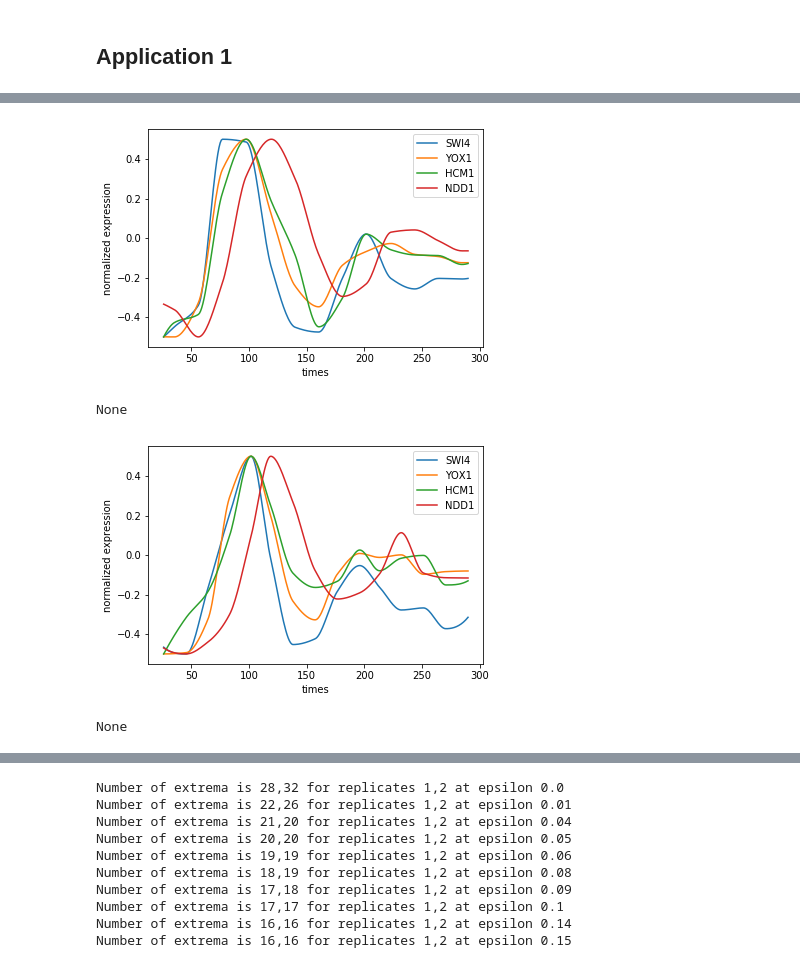
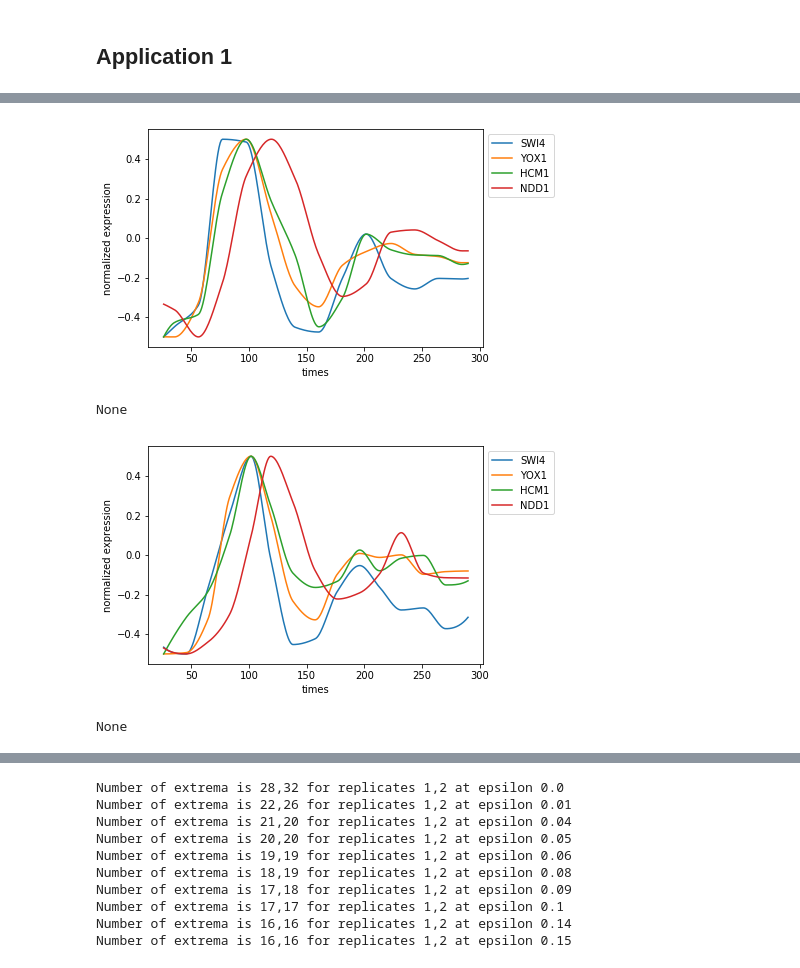
Before and after one commit to breecummins/min_interval_posets, a Jupyter notebook: scripts/Berry_2019_figures_results_Application1.ipynb, the cells around one changed output, grey strips where cells are left out. Cells and saved outputs as stored; diff of their text form; code cells hidden in the pictures.

```diff
--- a/scripts/Berry_2019_figures_results.ipynb
+++ b/scripts/Berry_2019_figures_results_Application1.ipynb
@@ -27,30 +28,31 @@ posets1 = Berry.getposets(wt1_file,"row",epsilons,names=names)
 posets2 = Berry.getposets(wt2_file,"row",epsilons,names=names)
 # %%
 # graph data
-def make_fig(fname,savename,start_time=None,end_time=None):
+def make_fig(fname,savename,start_time=None,end_time=None,names=None):
     curves = Berry.row(fname)
     subset_curves = deepcopy(curves)
-    for name in curves:
-        if name not in names:
-            subset_curves.pop(name)
+    if names is not None:
+        for name in curves:
+            if name not in names:
+                subset_curves.pop(name)
     for name,curve in subset_curves.items():
         n = curve.normalize()
         if start_time is not None and end_time is not None:
             n = curve.trim(start_time,end_time)
         times,vals = zip(*n.items())
         plt.plot(times,vals,label=name)
-    plt.legend()
+    lgd = plt.legend(loc='upper left', bbox_to_anchor=(1, 1))
     plt.ylabel("normalized expression")
     plt.xlabel("times")
-    plt.savefig(savename)
+    plt.savefig(savename,bbox_extra_artists=(lgd,), bbox_inches='tight')
     display.display(plt.show())
 # %%
-make_fig(wt1_file,"time_series_rep1.pdf")
-make_fig(wt2_file,"time_series_rep2.pdf")
+make_fig(wt1_file,"time_series_rep1.pdf",names=names)
+make_fig(wt2_file,"time_series_rep2.pdf",names=names)
 # %% [output]
-[figure, old version]
+[figure, new version]
 None
-[figure, old version]
+[figure, new version]
 None
 # %%
 def make_posets(p,network):
```
Also changed, not shown: parts of 13 cells of this notebook, 2 other files.
